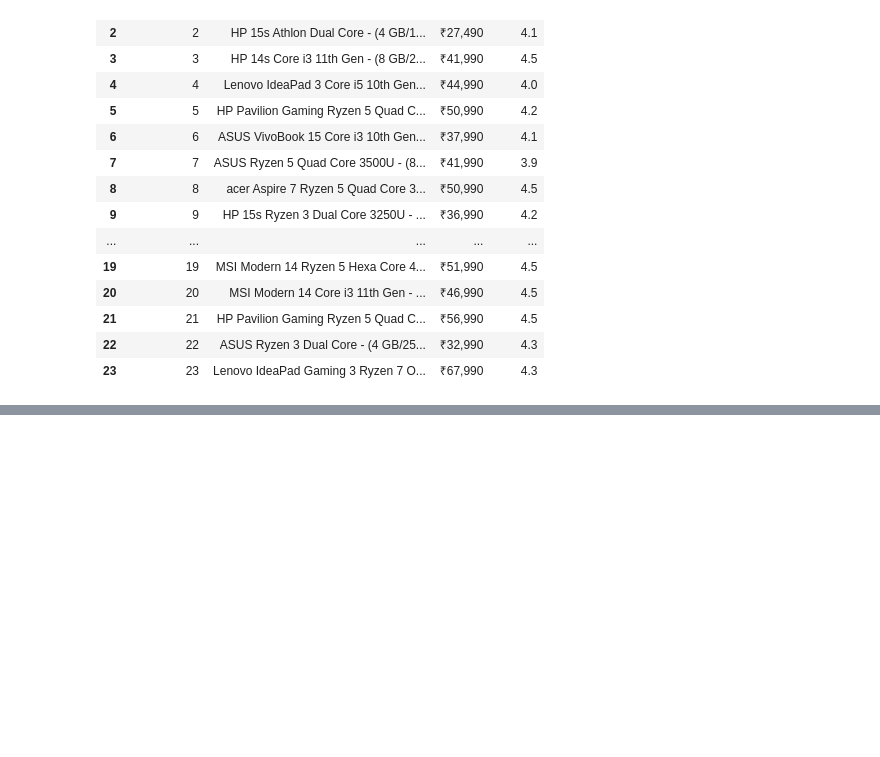
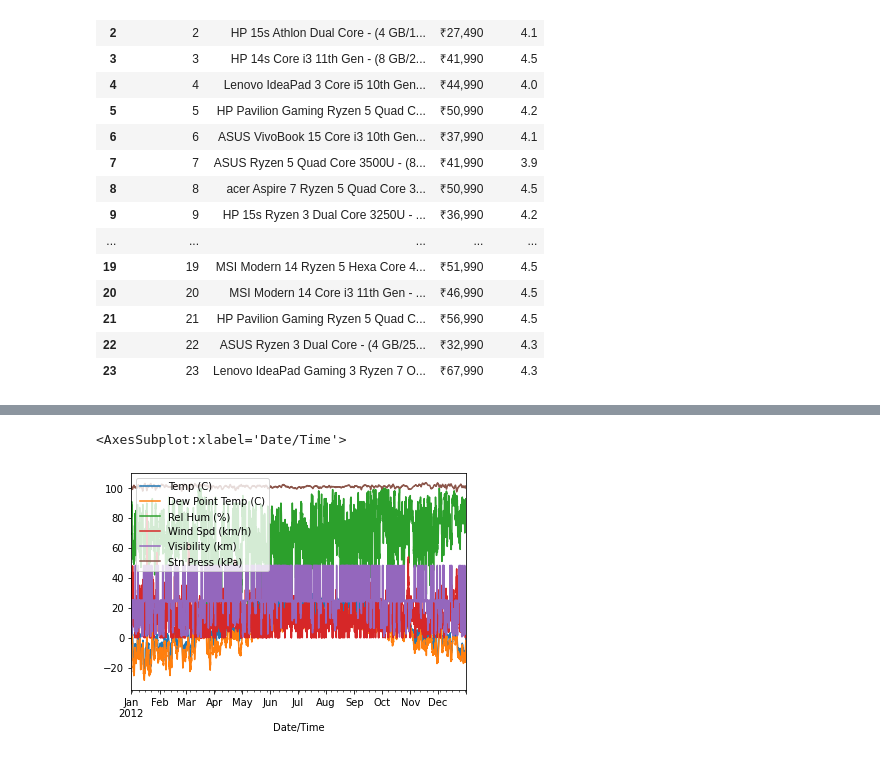
Before and after one commit to S-web7272/tanu_sri_pro, a Jupyter notebook: analysis_1/data2_pandas.ipynb, the cells around one changed output, grey strips where cells are left out. Saved outputs shown, nothing was run; the diff lists cells and outputs as text; code cells hidden in the pictures; blank space fills up the shorter version.

```diff
--- a/analysis_1/data2_pandas.ipynb
+++ b/analysis_1/data2_pandas.ipynb
@@ -71,0 +87,3 @@ df
+# %%
+df = pd.read_csv('data/weather.csv',parse_dates=['Date/Time'],dayfirst=True,index_col='Date/Time')
+df.head()
@@ -71,0 +125,5 @@ df
+# %%
+df.plot()
+# %% [output]
+<AxesSubplot:xlabel='Date/Time'>
+[figure, added]
```
Also changed, not shown: parts of 5 cells of this notebook, 1 other file.
